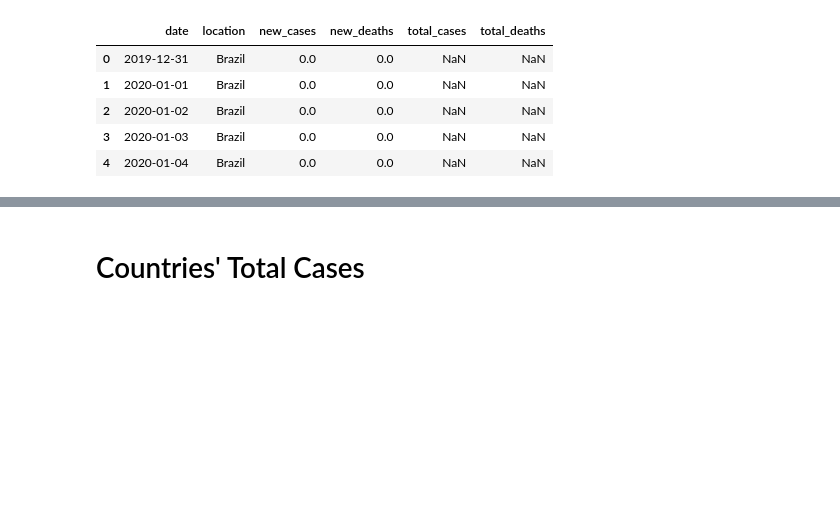
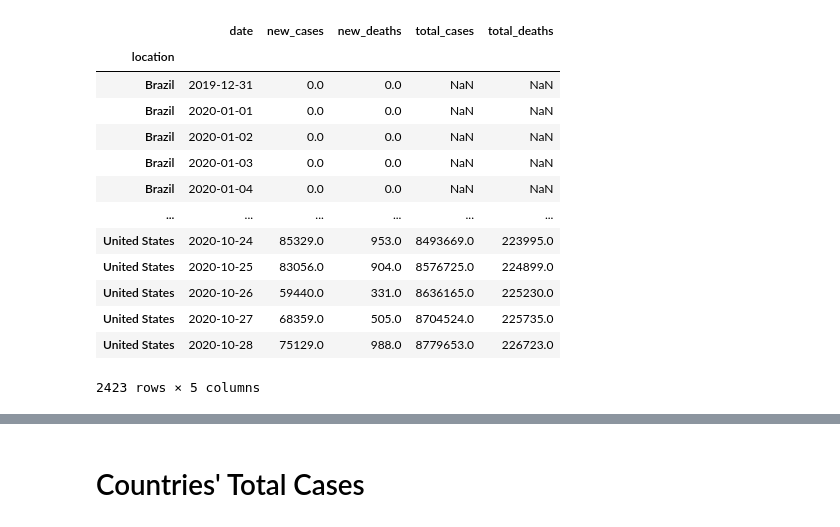
Before and after one commit to rejane-b/Project_1, a Jupyter notebook: Daily_Cases_Total_Cases.ipynb, the cells around one changed output, grey strips where cells are left out. Drawn from its saved outputs; the diff is of its cells as text; code cells hidden in the pictures; blank space fills up the shorter version.

```diff
--- a/Daily_Cases_Total_Cases.ipynb
+++ b/Daily_Cases_Total_Cases.ipynb
@@ -1,26 +1,34 @@
 # %%
 # Import Dependencies
 import os
 import pandas as pd
 import numpy as np
 import matplotlib.pyplot as plt
 import matplotlib.dates as mdates
 from matplotlib.dates import DateFormatter
 %matplotlib inline
 from numpy.polynomial.polynomial import polyfit
 import scipy.stats as st
 import random
 
 
 # Read in CSV File
 cases_df = pd.read_csv("output_data/owid_clean.csv")
 
-# Preview CSV file
-cases_df.head()
+# Set DataFrame IndexPreview CSV file
+cases_df.set_index("location")
 # %% [output]
-|  | date | location | new_cases | new_deaths | total_cases | total_deaths |
-| 0 | 2019-12-31 | Brazil | 0.0 | 0.0 | NaN | NaN |
-| 1 | 2020-01-01 | Brazil | 0.0 | 0.0 | NaN | NaN |
-| 2 | 2020-01-02 | Brazil | 0.0 | 0.0 | NaN | NaN |
-| 3 | 2020-01-03 | Brazil | 0.0 | 0.0 | NaN | NaN |
-| 4 | 2020-01-04 | Brazil | 0.0 | 0.0 | NaN | NaN |
+|  | date | new_cases | new_deaths | total_cases | total_deaths |
+| location |  |  |  |  |  |
+| Brazil | 2019-12-31 | 0.0 | 0.0 | NaN | NaN |
+| Brazil | 2020-01-01 | 0.0 | 0.0 | NaN | NaN |
+| Brazil | 2020-01-02 | 0.0 | 0.0 | NaN | NaN |
+| Brazil | 2020-01-03 | 0.0 | 0.0 | NaN | NaN |
+| Brazil | 2020-01-04 | 0.0 | 0.0 | NaN | NaN |
+| ... | ... | ... | ... | ... | ... |
+| United States | 2020-10-24 | 85329.0 | 953.0 | 8493669.0 | 223995.0 |
+| United States | 2020-10-25 | 83056.0 | 904.0 | 8576725.0 | 224899.0 |
+| United States | 2020-10-26 | 59440.0 | 331.0 | 8636165.0 | 225230.0 |
+| United States | 2020-10-27 | 68359.0 | 505.0 | 8704524.0 | 225735.0 |
+| United States | 2020-10-28 | 75129.0 | 988.0 | 8779653.0 | 226723.0 |
+2423 rows × 5 columns
```
Also changed, not shown: parts of 6 cells of this notebook.
